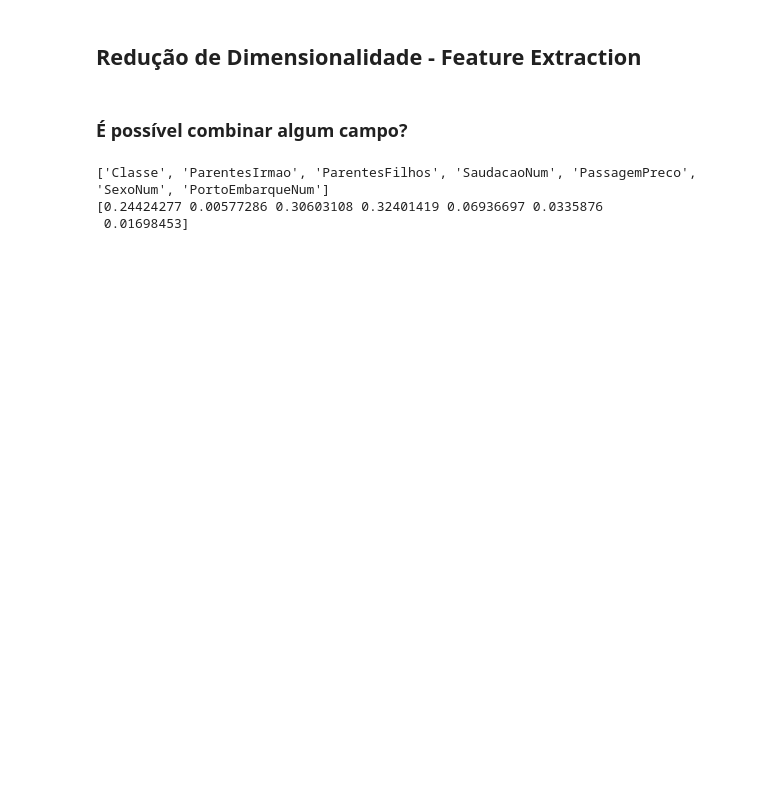
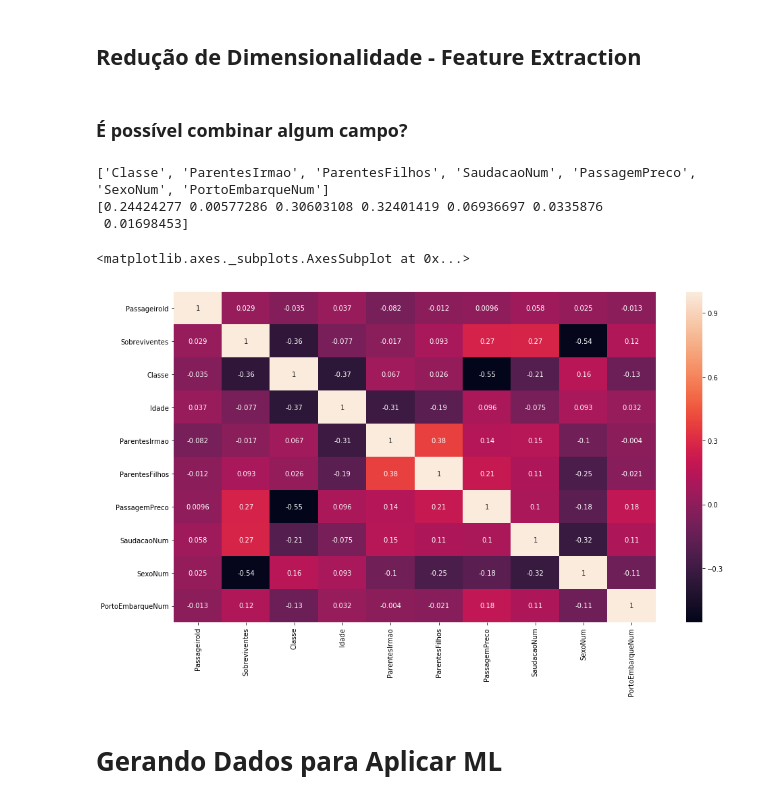
Before and after one commit to silvanopessoa/titanic, a Jupyter notebook: 01 - Análise Exploratória de Dados - Titanic.ipynb, the cells around one changed output. Drawn from its saved outputs; the diff is of its cells as text; code cells hidden in the pictures; blank space fills up the shorter version.

```diff
--- a/01 - Análise Exploratória de Dados - Titanic.ipynb
+++ b/01 - Análise Exploratória de Dados - Titanic.ipynb
@@ -1586,4 +1586,11 @@ print(regr.feature_importances_)
 ['Classe', 'ParentesIrmao', 'ParentesFilhos', 'SaudacaoNum', 'PassagemPreco', 'SexoNum', 'PortoEmbarqueNum']
 [0.24424277 0.00577286 0.30603108 0.32401419 0.06936697 0.0335876
  0.01698453]
+# %%
+sns.heatmap(treino_dropna.corr(), annot = True)
+# %% [output]
+<matplotlib.axes._subplots.AxesSubplot at 0x...>
+[figure, added]
+# %% [markdown]
+# Gerando Dados para Aplicar ML
 # %%
```
Also changed, not shown: parts of 3 cells of this notebook, 5 other files.
